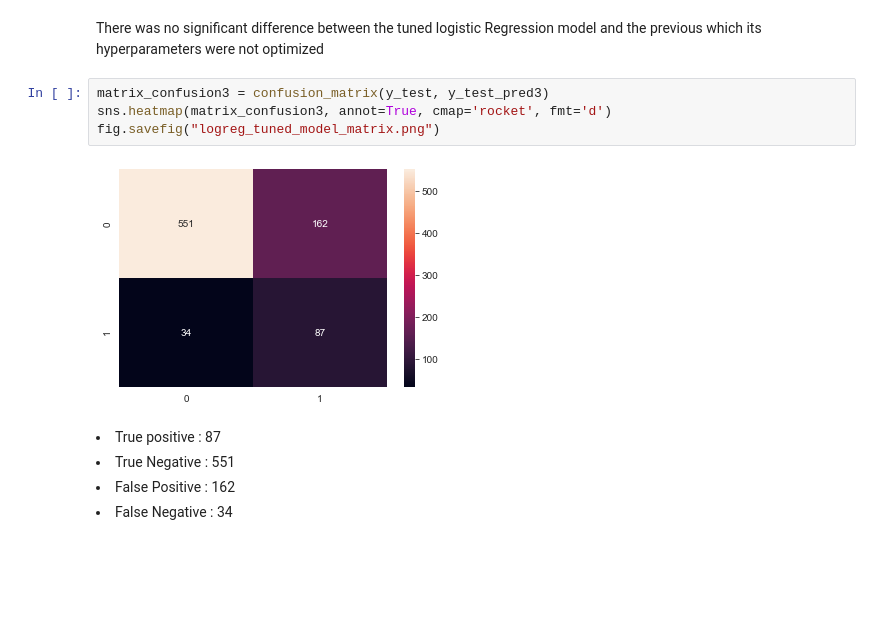
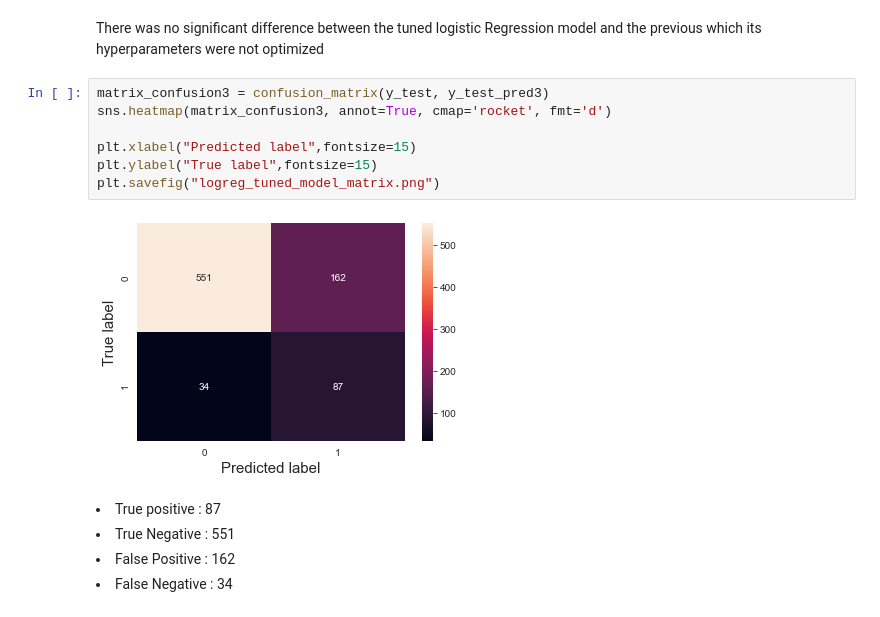
Before and after one commit to oscar066/Phase_3_project, a Jupyter notebook: index.ipynb, the cells around one changed output. Drawn from its saved outputs; the diff is of its cells as text; blank space fills up the shorter version.

```diff
--- a/index.ipynb
+++ b/index.ipynb
@@ -676,9 +682,12 @@ the previous which its hyperparameters were not optimized
 # %%
 matrix_confusion3 = confusion_matrix(y_test, y_test_pred3)
 sns.heatmap(matrix_confusion3, annot=True, cmap='rocket', fmt='d')
-fig.savefig("logreg_tuned_model_matrix.png")
+
+plt.xlabel("Predicted label",fontsize=15)
+plt.ylabel("True label",fontsize=15)
+plt.savefig("logreg_tuned_model_matrix.png")
 # %% [output]
-[figure, old version]
+[figure, new version]
 # %% [markdown]
 <li>True positive : 87 </li>
 <li>True Negative : 551 </li>
```
Also changed, not shown: parts of 8 cells of this notebook, 10 other files.
